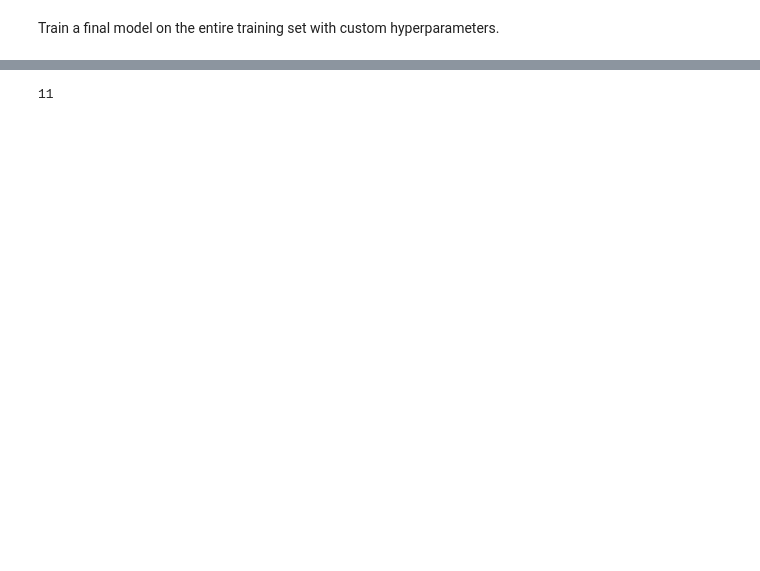
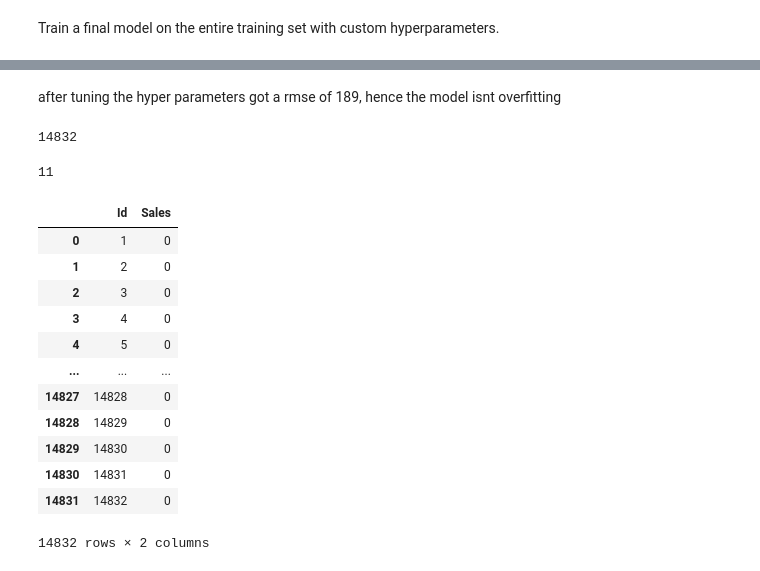
Before and after one commit to hammaadrizwan/marketwiz, a Jupyter notebook: Rossman Sales Prediction/python-gradient-boosting-machines.ipynb, the cells around one changed output, grey strips where cells are left out. Drawn from its saved outputs; the diff is of its cells as text; code cells hidden in the pictures; blank space fills up the shorter version.

Commit message:
Fixed the issue during feature splitting and training. 189 rmse

```diff
--- a/Rossman Sales Prediction/python-gradient-boosting-machines.ipynb
+++ b/Rossman Sales Prediction/python-gradient-boosting-machines.ipynb
@@ -473,7 +504,11 @@ XGBRegressor(base_score=0.5, booster='gbtree', colsample_bylevel=1,
+# %% [markdown]
+after tuning the hyper parameters got a rmse of 189, hence the model isnt overfitting
 # %%
 test_preds = model.predict(X_test)
 # %%
-submission_df['Sales']  = test_preds
+len(test_preds)
+# %% [output]
+14832
 # %%
 test_df.Open.isna().sum()
 # %% [output]
@@ -480,0 +519,16 @@ test_df.Open.isna().sum()
+# %%
+prediction
+# %% [output]
+|  | Id | Sales |
+| 0 | 1 | 0 |
+| 1 | 2 | 0 |
+| 2 | 3 | 0 |
+| 3 | 4 | 0 |
+| 4 | 5 | 0 |
+| ... | ... | ... |
+| 14827 | 14828 | 0 |
+| 14828 | 14829 | 0 |
+| 14829 | 14830 | 0 |
+| 14830 | 14831 | 0 |
+| 14831 | 14832 | 0 |
+14832 rows × 2 columns
```
Also changed, not shown: parts of 37 cells of this notebook, 1 other file.
